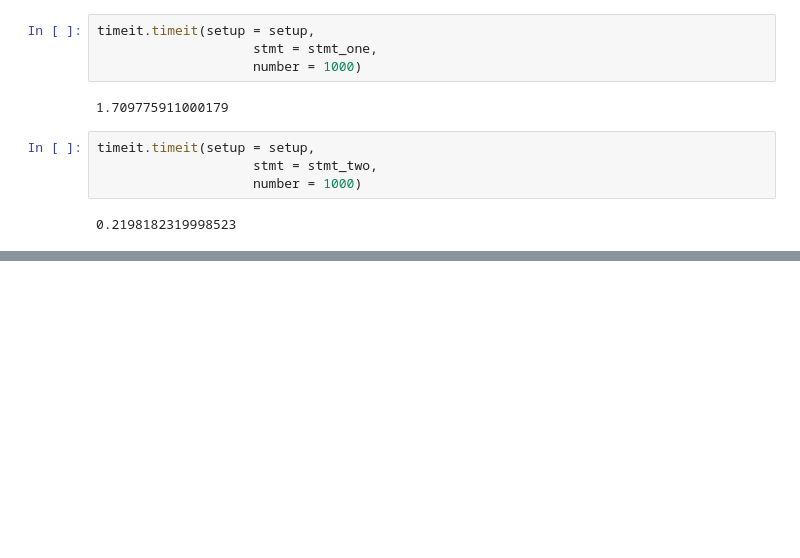
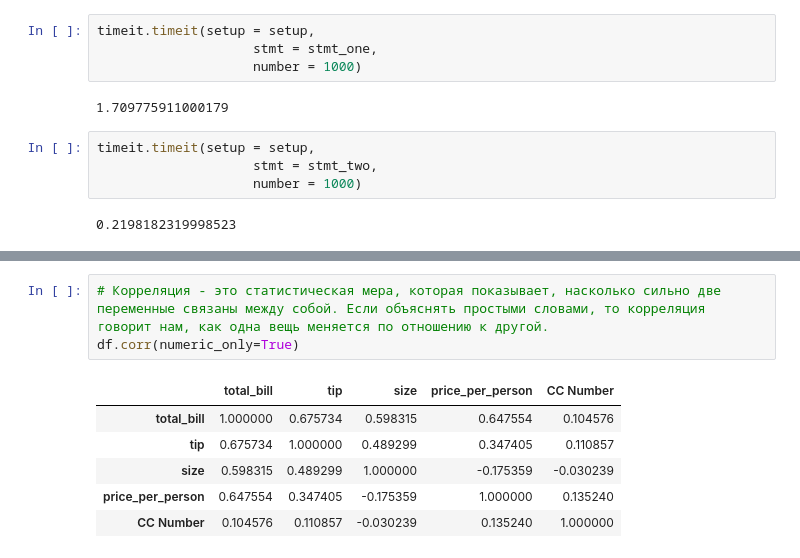
Before and after one commit to che711/DS_ML_course, a Jupyter notebook: lesson3_Pandas/lesson4_usefull_methods.ipynb, the cells around one changed output, grey strips where cells are left out. Saved outputs shown, nothing was run; the diff lists cells and outputs as text; blank space fills up the shorter version.

```diff
--- a/lesson3_Pandas/lesson4_usefull_methods.ipynb
+++ b/lesson3_Pandas/lesson4_usefull_methods.ipynb
@@ -245,0 +329,10 @@ timeit.timeit(setup = setup,
+# %%
+# Корреляция - это статистическая мера, которая показывает, насколько сильно две переменные связаны между собой. Если объяснять простыми словами, то корреляция говорит нам, как одна вещь меняется по отношению к другой.
+df.corr(numeric_only=True)
+# %% [output]
+|  | total_bill | tip | size | price_per_person | CC Number |
+| total_bill | 1.000000 | 0.675734 | 0.598315 | 0.647554 | 0.104576 |
+| tip | 0.675734 | 1.000000 | 0.489299 | 0.347405 | 0.110857 |
+| size | 0.598315 | 0.489299 | 1.000000 | -0.175359 | -0.030239 |
+| price_per_person | 0.647554 | 0.347405 | -0.175359 | 1.000000 | 0.135240 |
+| CC Number | 0.104576 | 0.110857 | -0.030239 | 0.135240 | 1.000000 |
```
Also changed, not shown: parts of 9 cells of this notebook, 1 other file.
